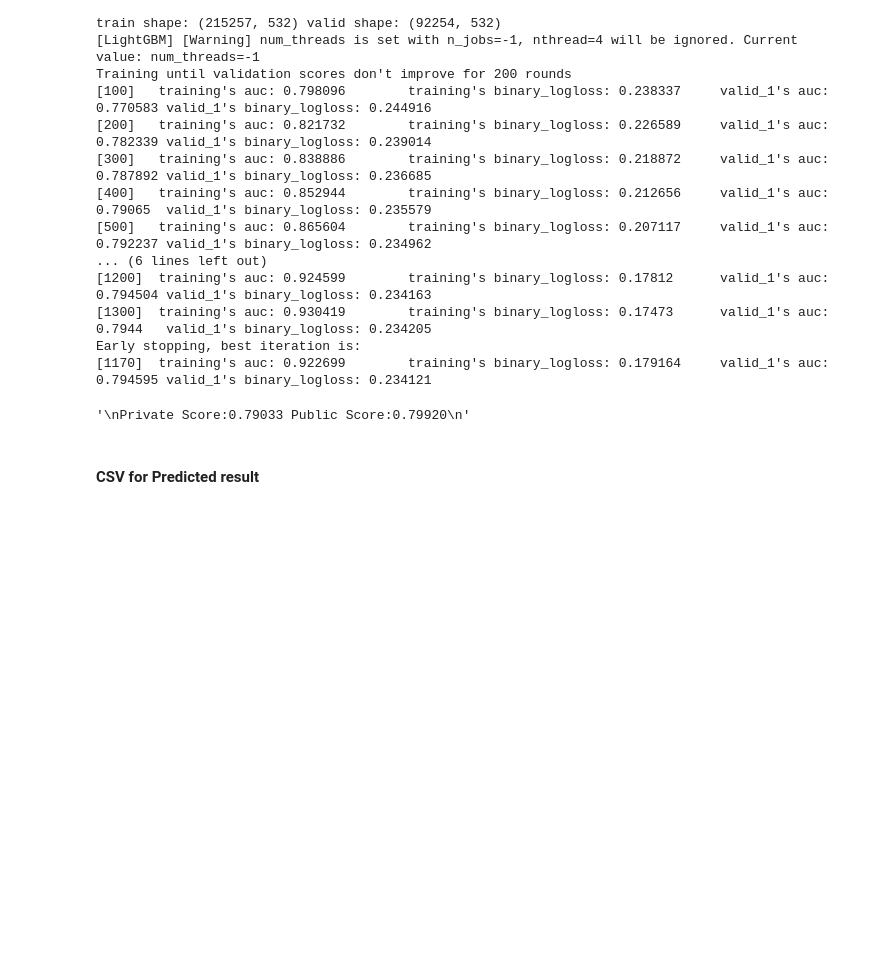
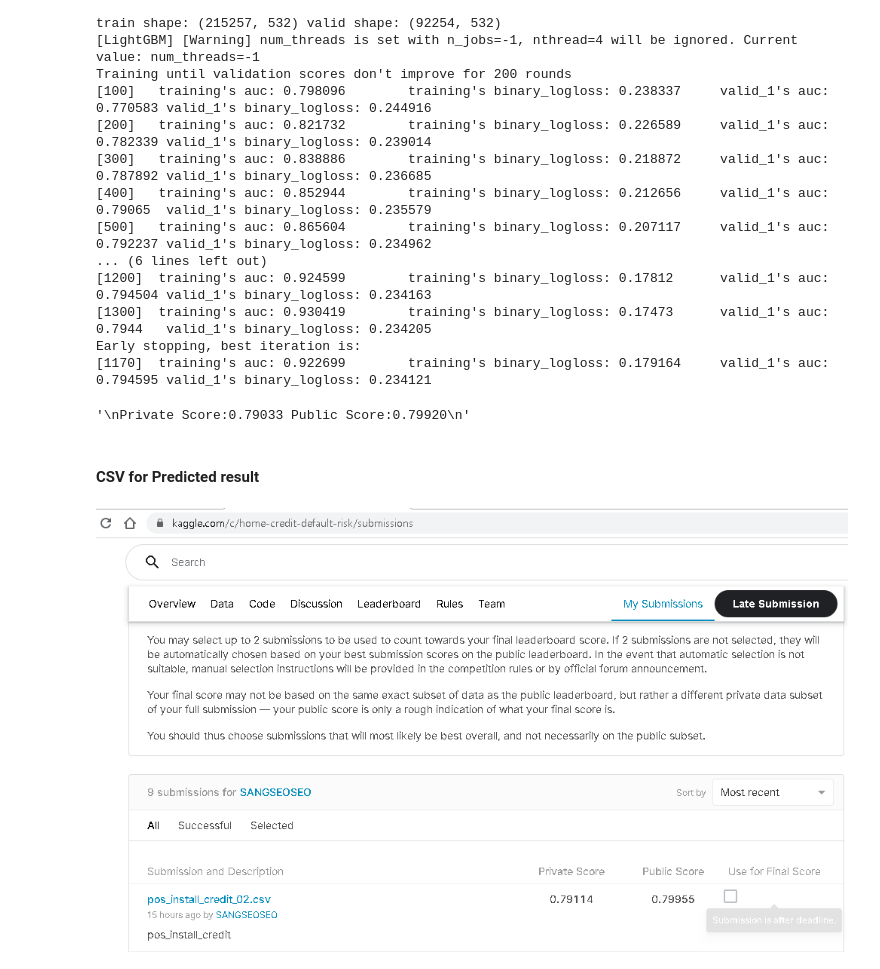
Before and after one commit to SANGSEOSEO/philosophy_datascience, a Jupyter notebook: 08.Kaggle_Dacon/HomeCreditDefaultRisk/pos_installment_creditcard_baseline_02.ipynb, the cells around one changed output. Drawn from its saved outputs; the diff is of its cells as text; code cells hidden in the pictures; blank space fills up the shorter version.

```diff
--- a/08.Kaggle_Dacon/HomeCreditDefaultRisk/pos_installment_creditcard_baseline_02.ipynb
+++ b/08.Kaggle_Dacon/HomeCreditDefaultRisk/pos_installment_creditcard_baseline_02.ipynb
@@ -709,0 +712,4 @@ apps_all_test[['SK_ID_CURR', 'TARGET']].to_csv(os.path.join(default_dir,'pos_ins
+# %%
+Image("../HomeCreditDefaultRisk/Home Credit Default Risk_20210331.PNG")
+# %% [output]
+[figure, added]
```
Also changed, not shown: parts of 1 cell of this notebook.
